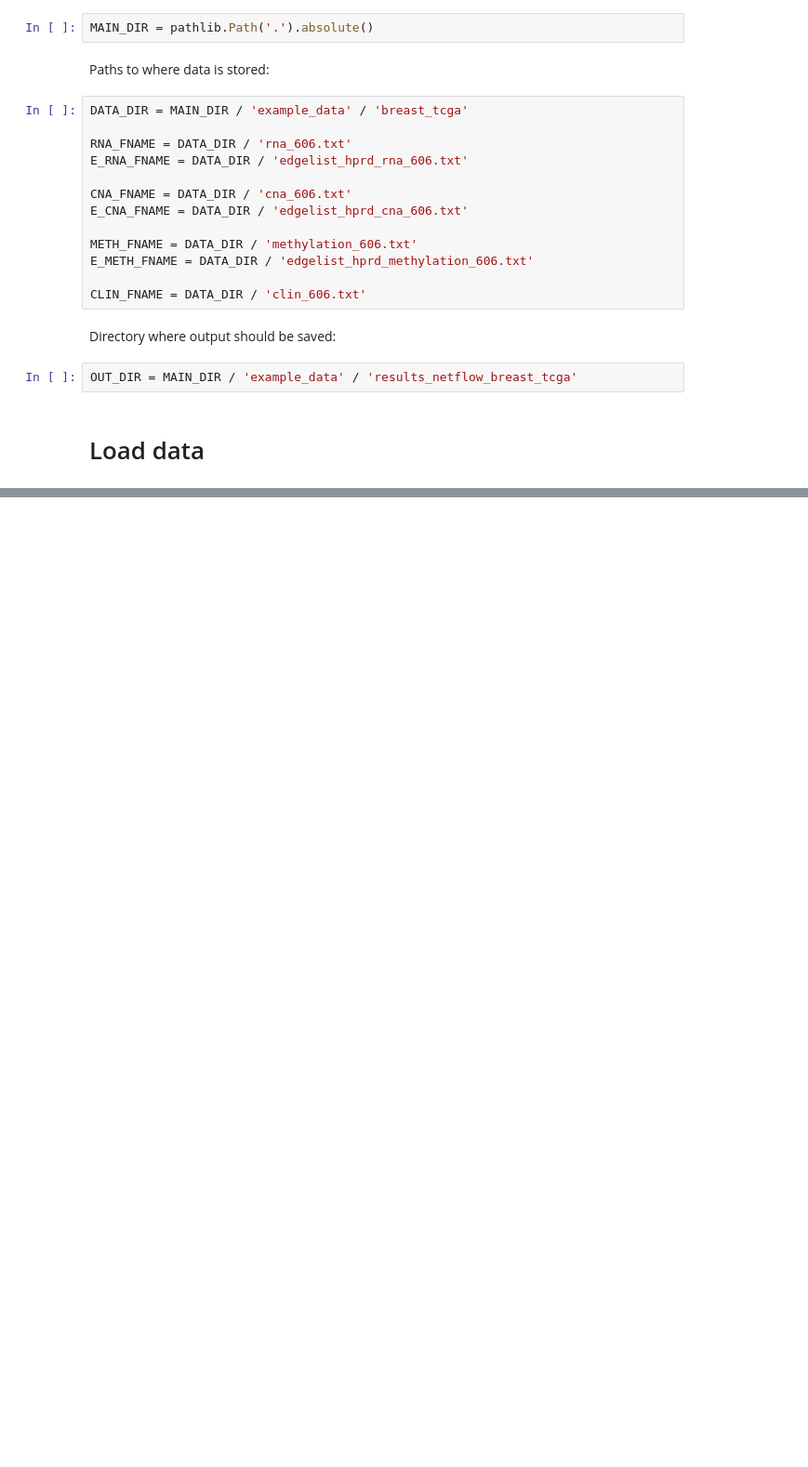
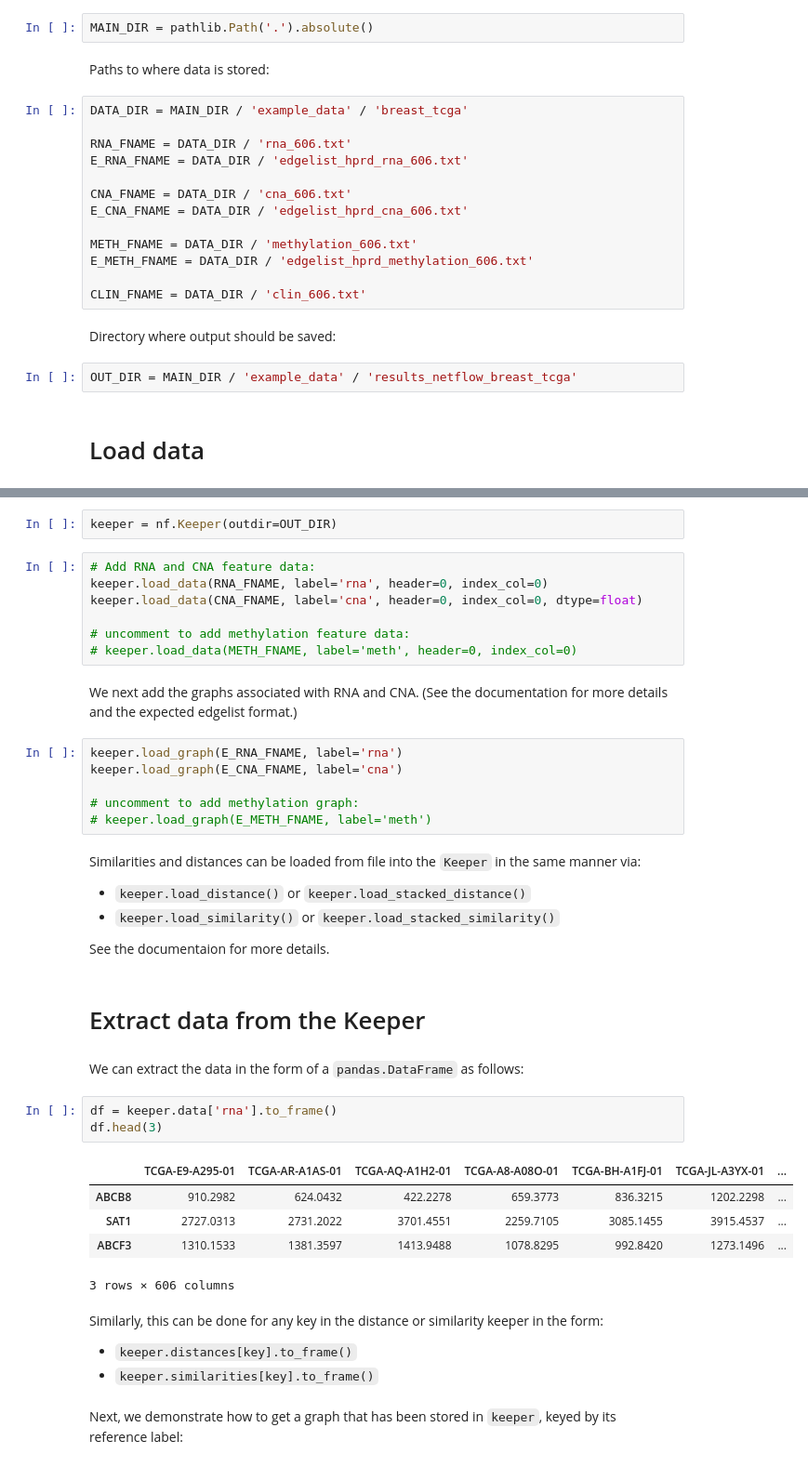
Before and after one commit to areElkin/netflow, a Jupyter notebook: docs/source/tutorial/notebooks/keeper_tutorial2.ipynb, the cells around one changed output, grey strips where cells are left out. Shown: that part at 93% size. Saved outputs shown, nothing was run; the diff lists cells and outputs as text; blank space fills up the shorter version.

Commit message:
updating keeper tutorial 3

```diff
--- a/docs/source/tutorial/notebooks/keeper_tutorial2.ipynb
+++ b/docs/source/tutorial/notebooks/keeper_tutorial2.ipynb
@@ -109,0 +196,44 @@ Sample inclusion criteria (n=606):
+# %%
+keeper = nf.Keeper(outdir=OUT_DIR)
+# %%
+# Add RNA and CNA feature data:
+keeper.load_data(RNA_FNAME, label='rna', header=0, index_col=0)
+keeper.load_data(CNA_FNAME, label='cna', header=0, index_col=0, dtype=float)
+
+# uncomment to add methylation feature data:
+# keeper.load_data(METH_FNAME, label='meth', header=0, index_col=0)
+# %% [markdown]
+We next add the graphs associated with RNA and CNA. (See the documentation for more details and the expected edgelist format.)
+# %%
+keeper.load_graph(E_RNA_FNAME, label='rna')
+keeper.load_graph(E_CNA_FNAME, label='cna')
+
+# uncomment to add methylation graph:
+# keeper.load_graph(E_METH_FNAME, label='meth')
+# %% [markdown]
+Similarities and distances can be loaded from file into the `Keeper` in the same manner via:
+
+- `keeper.load_distance()` or `keeper.load_stacked_distance()`
+- `keeper.load_similarity()` or `keeper.load_stacked_similarity()`
+
+See the documentaion for more details.
+# %% [markdown]
+# Extract data from the Keeper
+# %% [markdown]
+We can extract the data in the form of a `pandas.DataFrame` as follows:
+# %%
+df = keeper.data['rna'].to_frame()
+df.head(3)
+# %% [output]
+|  | TCGA-E9-A295-01 | TCGA-AR-A1AS-01 | TCGA-AQ-A1H2-01 | TCGA-A8-A08O-01 | TCGA-BH-A1FJ-01 | TCGA-JL-A3YX-01 | ... |
+| ABCB8 | 910.2982 | 624.0432 | 422.2278 | 659.3773 | 836.3215 | 1202.2298 | ... |
+| SAT1 | 2727.0313 | 2731.2022 | 3701.4551 | 2259.7105 | 3085.1455 | 3915.4537 | ... |
+| ABCF3 | 1310.1533 | 1381.3597 | 1413.9488 | 1078.8295 | 992.8420 | 1273.1496 | ... |
+3 rows × 606 columns
+# %% [markdown]
+Similarly, this can be done for any key in the distance or similarity keeper in the form:
+
+- `keeper.distances[key].to_frame()`
+- `keeper.similarities[key].to_frame()`
+# %% [markdown]
+Next, we demonstrate how to get a graph that has been stored in `keeper`, keyed by its reference label:
```
Also changed, not shown: parts of 69 cells of this notebook.
